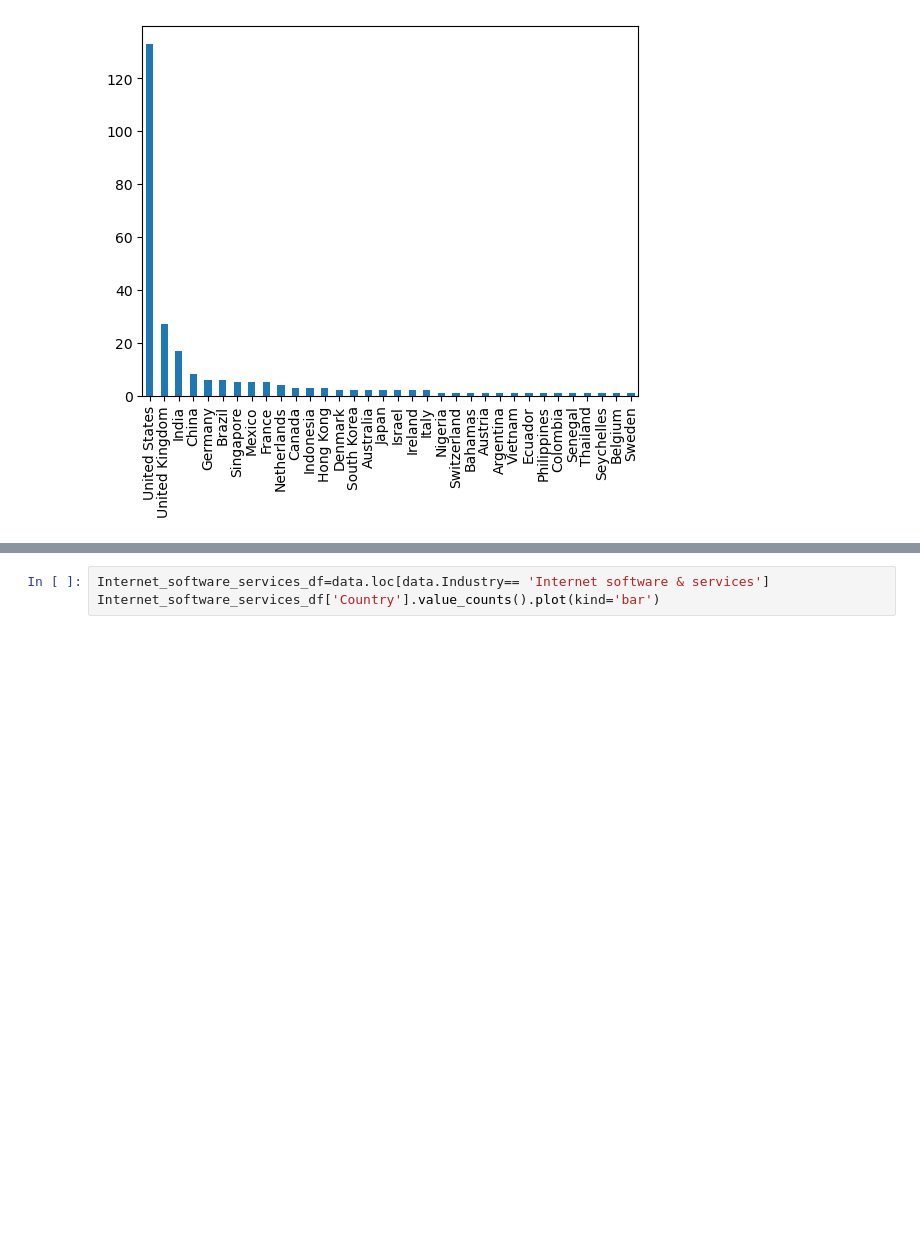
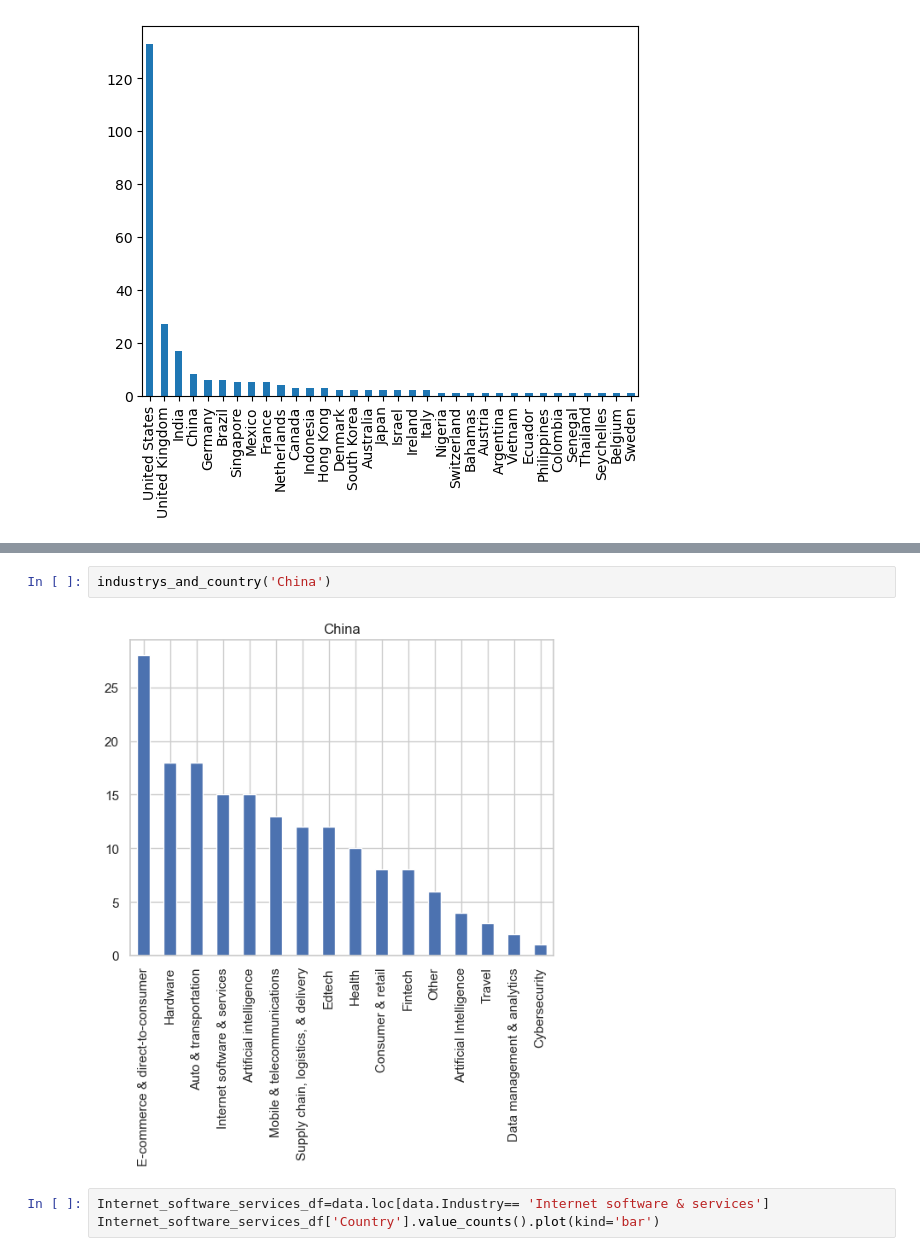
Before and after one commit to amalsalilan/Unicorn-Insights-A-Comprehensive-Data-Analysis-of-Unicorn-Companie, a Jupyter notebook: Notebook.ipynb, the cells around one changed output, grey strips where cells are left out. Saved outputs shown, nothing was run; the diff lists cells and outputs as text; blank space fills up the shorter version.

```diff
--- a/Notebook.ipynb
+++ b/Notebook.ipynb
@@ -70,3 +85,7 @@ fintech_df['Country'].value_counts().plot(kind='bar')
+# %%
+industrys_and_country('China')
+# %% [output]
+[figure, added]
 # %%
 Internet_software_services_df=data.loc[data.Industry== 'Internet software & services']
 Internet_software_services_df['Country'].value_counts().plot(kind='bar')
```
Also changed, not shown: parts of 12 cells of this notebook.
